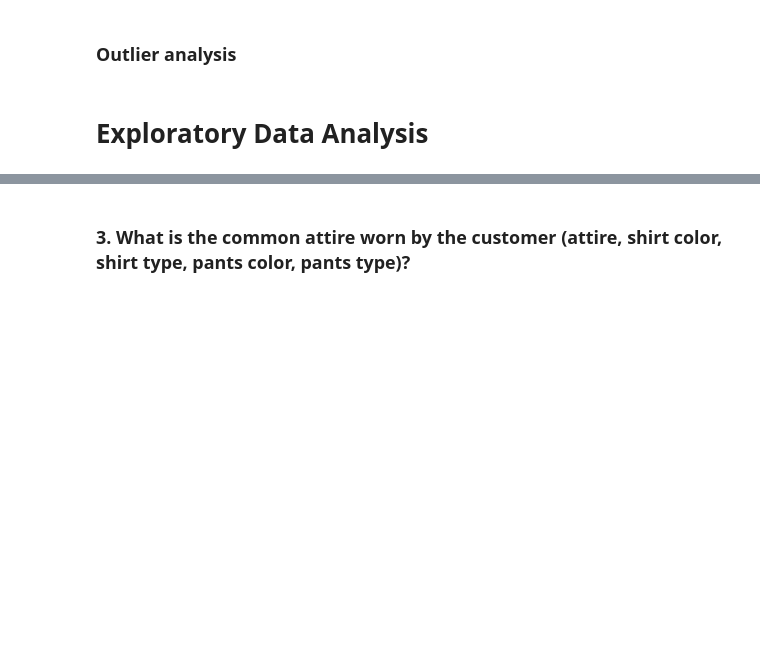
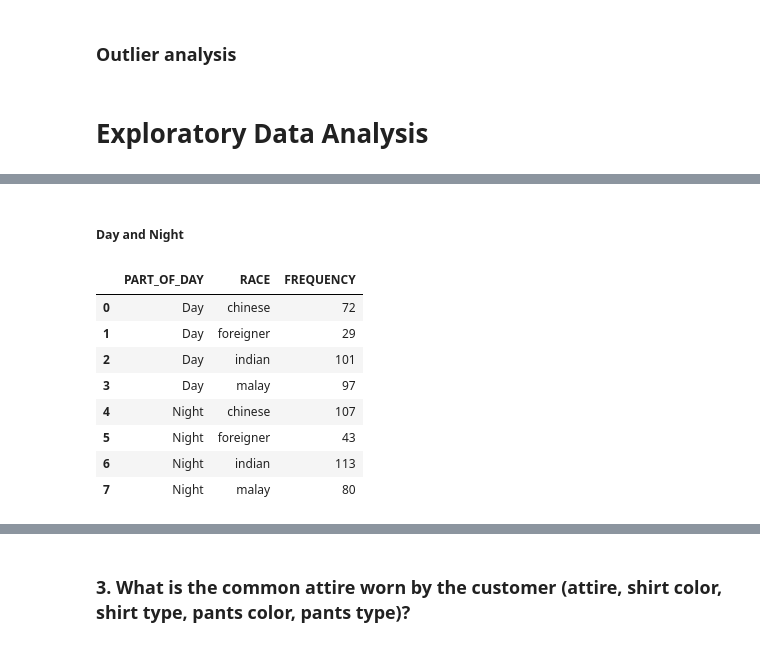
Before and after one commit to mzamfirdaus/dataminingproject, a Jupyter notebook: datapreprocessing.ipynb, the cells around one changed output, grey strips where cells are left out. Drawn from its saved outputs; the diff is of its cells as text; code cells hidden in the pictures; blank space fills up the shorter version.

```diff
--- a/datapreprocessing.ipynb
+++ b/datapreprocessing.ipynb
@@ -448,0 +422,16 @@ fig.show()
+# %% [markdown]
+##### Day and Night
+# %%
+r_dn = ld2.groupby(['PART_OF_DAY','RACE']).size().reset_index()
+r_dn.rename(columns={0: 'FREQUENCY'}, inplace=True)
+r_dn
+# %% [output]
+|  | PART_OF_DAY | RACE | FREQUENCY |
+| 0 | Day | chinese | 72 |
+| 1 | Day | foreigner | 29 |
+| 2 | Day | indian | 101 |
+| 3 | Day | malay | 97 |
+| 4 | Night | chinese | 107 |
+| 5 | Night | foreigner | 43 |
+| 6 | Night | indian | 113 |
+| 7 | Night | malay | 80 |
```
Also changed, not shown: parts of 77 cells of this notebook.
